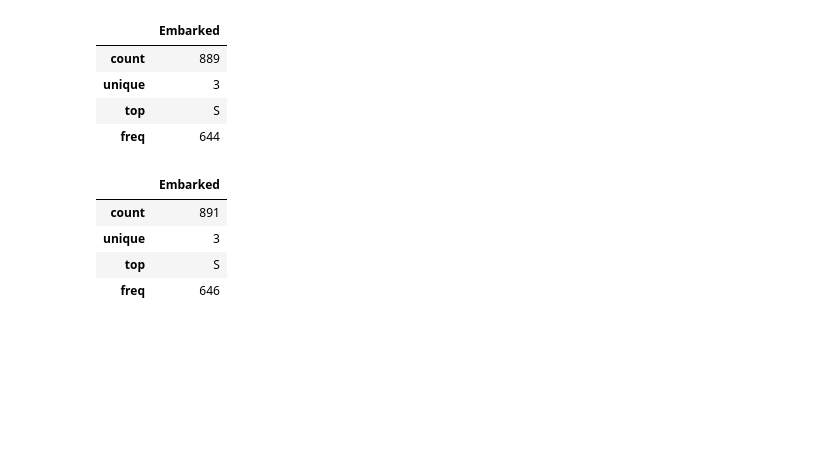
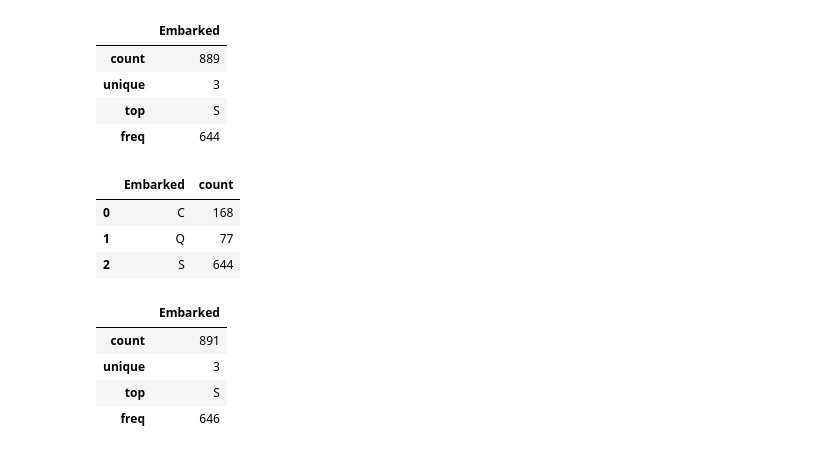
Before and after one commit to up1/course-python-for-data-science, a Jupyter notebook: workshop/titanic_attemp_02.ipynb, the cells around one changed output. Cells and saved outputs as stored; diff of their text form; code cells hidden in the pictures; blank space fills up the shorter version.

```diff
--- a/workshop/titanic_attemp_02.ipynb
+++ b/workshop/titanic_attemp_02.ipynb
@@ -330,6 +355,13 @@ titanic_df[['Embarked']].describe()
 | unique | 3 |
 | top | S |
 | freq | 644 |
+# %%
+titanic_df.groupby(['Embarked']).size().reset_index(name='count')
+# %% [output]
+|  | Embarked | count |
+| 0 | C | 168 |
+| 1 | Q | 77 |
+| 2 | S | 644 |
 # %%
 titanic_df['Embarked'] = titanic_df['Embarked'].fillna('S')
 titanic_df[['Embarked']].describe()
```
Also changed, not shown: parts of 5 cells of this notebook.
